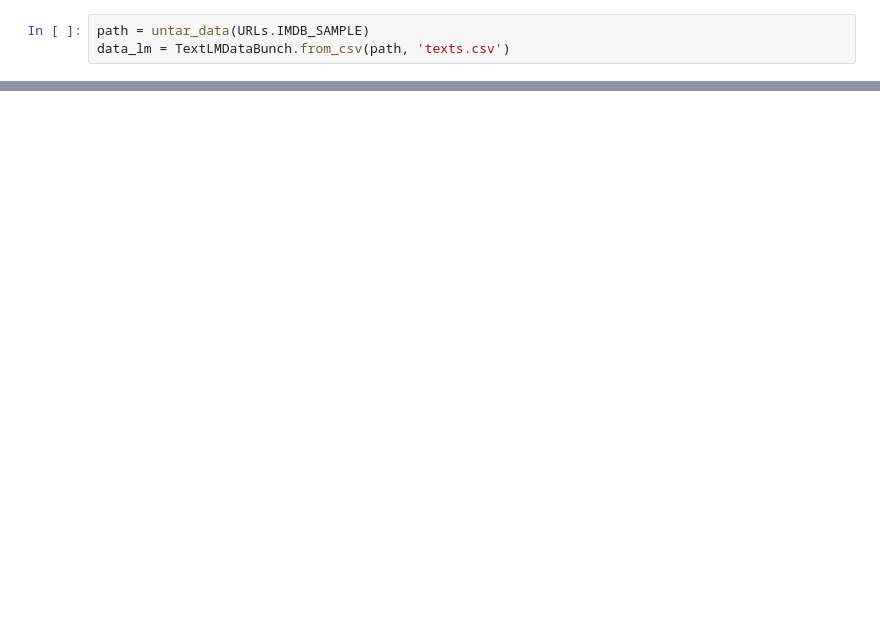
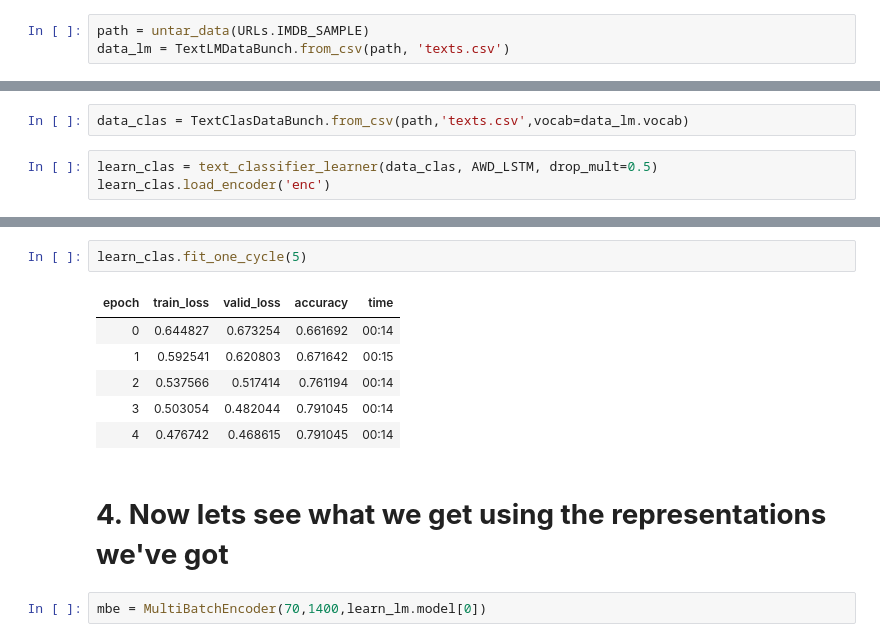
Before and after one commit to thiagodma/Cluster-Normas, a Jupyter notebook: get_sentence_representation.ipynb, the cells around one changed output, grey strips where cells are left out. Cells and saved outputs as stored; diff of their text form; blank space fills up the shorter version.

```diff
--- a/get_sentence_representation.ipynb
+++ b/get_sentence_representation.ipynb
@@ -30,0 +45,5 @@ torch.Size([1152])
+# %%
+data_clas = TextClasDataBunch.from_csv(path,'texts.csv',vocab=data_lm.vocab)
+# %%
+learn_clas = text_classifier_learner(data_clas, AWD_LSTM, drop_mult=0.5)
+learn_clas.load_encoder('enc')
@@ -30,0 +68,13 @@ torch.Size([1152])
+# %%
+learn_clas.fit_one_cycle(5)
+# %% [output]
+| epoch | train_loss | valid_loss | accuracy | time |
+| 0 | 0.644827 | 0.673254 | 0.661692 | 00:14 |
+| 1 | 0.592541 | 0.620803 | 0.671642 | 00:15 |
+| 2 | 0.537566 | 0.517414 | 0.761194 | 00:14 |
+| 3 | 0.503054 | 0.482044 | 0.791045 | 00:14 |
+| 4 | 0.476742 | 0.468615 | 0.791045 | 00:14 |
+# %% [markdown]
+# **4. Now lets see what we get using the representations we've got**
+# %%
+mbe = MultiBatchEncoder(70,1400,learn_lm.model[0])
```
Also changed, not shown: parts of 20 cells of this notebook.
